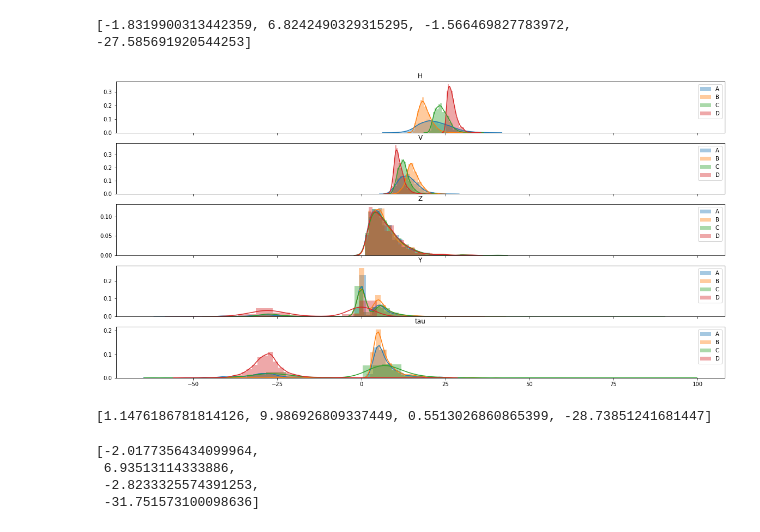
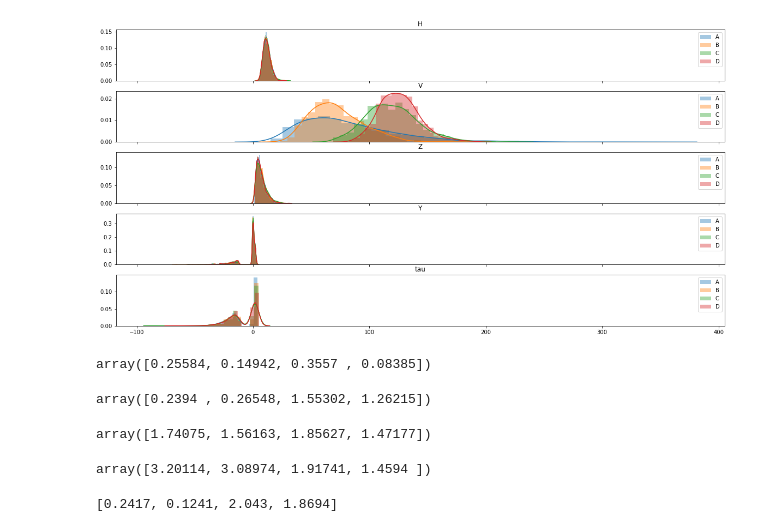
Before and after one commit to nandanrao/policy-prediction, a Jupyter notebook: simulation/simulate.ipynb, the cells around one changed output. Cells and saved outputs as stored; diff of their text form; code cells hidden in the pictures.

Commit message:
added wasserstein search, first results

```diff
--- a/simulation/simulate.ipynb
+++ b/simulation/simulate.ipynb
@@ -36,24 +36,25 @@ def plot_dat(vars_):
 import numpy as np
 from scipy.stats import gamma
 import seaborn as sns
+from copy import deepcopy
 
 # Y := f(H, W, X, Z, N_Y)
 # Y := f(W, X, Z, N_Y)
 def fn(h, v, z, w):
-    # val = (np.log(h) + 2.0*h**2 + 0.5*z + 0.2*z**2)**1.5 + np.random.normal(0, 50)
-    # val = 1.5*(v > 120)*w*v**2 + 0.5*w*v + 0.2*w*z**2 + np.random.normal(0, 25, size = h.shape[0])
-    val = -.5*(h > 25)*w*h**2 + 2.0*w*h + 0.5*w*z**2 + np.random.normal(0, 5, size = h.shape[0])
-    # val = (w*0.5 + w*1.5*v + w*0.5*z + w*0.2*z**2) + np.random.normal(0, 25, size = h.shape[0])
+    val = -1*(h > np.mean(h))*w*h**2 + w*h + w*z + np.random.normal(0, 5, size = h.shape[0])
     return val/10
 
 
-def generate_data(N, fn):
+def generate_data(N, fn, hidden_cause = True, plot=False, hiddens = [(20,2)]*4, v_conds = [(250,5,5)]*4):
     # H is latent variable, distribution changes (not )
-    H = [gamma.rvs(a, loc=b, scale=1, size=N)
-         for a,b in [(20, 2), (4, 15), (4, 20),  (2, 25)]]
+    H = [gamma.rvs(a, loc=b, scale=1, size=N) for a,b in hiddens]
 
-    # X := f(H, N_X)
-    V = [(1/(h))*250 + np.random.gamma(2, 1, size=N) for h in H]
+    # V := f(H, N_X)
+    V = [(1/(h))*c + np.random.gamma(a, b, size=N) for h,(c,a,b) in zip(H, v_conds)]
+
+
+    if not hidden_cause:
+        V,H = deepcopy(H), deepcopy(V)
 
     # Z = [gamma.rvs(int(np.random.normal(40, 10)), loc=0, scale=1, size=N) for h in H]
     # Z := f(N_Z)
@@ -65,15 +66,9 @@ def generate_data(N, fn):
     # Y:= fn(H, V, Z, W, N_Y)
     Y = [fn(H[idx], V[idx], Z[idx], W[idx]) for idx in range(4)]
 
-    tau = [fn(h,v,z,1) - fn(h,v,z,0) for h,v,z in zip(H,V,Z)]
+    taus = [fn(h,v,z,1) - fn(h,v,z,0) for h,v,z in zip(H,V,Z)]
 
-    print([np.mean(t) for t in tau])
+    if plot:
+        plot_dat([(H,'H'), (V, 'V') , (Z, 'Z'), (Y, 'Y'), (taus, 'tau')])
 
-    plot_dat([(H,'H'), (V, 'V') , (Z, 'Z'), (Y, 'Y'), (tau, 'tau')])
-
-    return [(y, np.array([w,h]).T) for y,v,z,w,h in zip(Y, V, Z, W, H)]
+    return [(y, np.array([w,v,z]).T, tau) for y,v,z,w,h,tau in zip(Y, V, Z, W, H, taus)]
-# %%
-dat = generate_data(1000, fn)
-# %% [output]
-[-1.8319900313442359, 6.8242490329315295, -1.566469827783972, -27.585691920544253]
-[figure, removed]
@@ -113,14 +146,38 @@ phi = PolynomialFeatures(degree=2, include_bias=True)
+# %%
+# hiddens = [(20, 2), (4, 15), (4, 20), (2, 25)]
+hiddens = [(10,2)]*4
+# v_conds = [(500,2,2)]*4
+v_conds = [(250,2,30), (250,5,10), (500,15,5), (500,40,2)]
+
+dat = generate_data(1000,
+                    fn,
+                    hidden_cause = True,
+                    plot = True,
+                    hiddens = hiddens,
+                    v_conds = v_conds)
+# %% [output]
+[figure, added]
 # %%
 model = RandomForestRegressor(n_estimators=50, max_depth=2, min_samples_leaf=.05)
-run_model(dat, model, phi, 0, 3, use_weights = True)
+
+np.mean(np.array([run_model(dat, model, phi, 0, 3, use_weights = None, model_search = True) for i in range(10)]), 0)
 # %% [output]
-[1.1476186781814126, 9.986926809337449, 0.5513026860865399, -28.73851241681447]
+array([0.25584, 0.14942, 0.3557 , 0.08385])
+# %%
+np.mean(np.array([run_model(dat, model, phi, 0, 3, use_weights = None, model_search = False) for i in range(10)]), 0)
+# %% [output]
+array([0.2394 , 0.26548, 1.55302, 1.26215])
+# %%
+np.mean(np.array([run_model(dat, model, phi, 0, 3, use_weights = 1, model_search = True) for i in range(10)]), 0)
+# %% [output]
+array([1.74075, 1.56163, 1.85627, 1.47177])
+# %%
+np.mean(np.array([run_model(dat, model, phi, 0, 3, use_weights = 1, model_search = False) for i in range(10)]), 0)
+# %% [output]
+array([3.20114, 3.08974, 1.91741, 1.4594 ])
 # %%
-model = RandomForestRegressor(n_estimators=50, max_depth=2, min_samples_leaf=.05)
-run_model(dat, model, phi, 0, 3, use_weights = False)
+model = LinearRegression(fit_intercept=False)
+run_model(dat, model, phi, 0, 3, use_weights = None, model_search = False)
 # %% [output]
-[-2.0177356434099964,
- 6.93513114333886,
- -2.8233325574391253,
- -31.751573100098636]
+[0.2417, 0.1241, 2.043, 1.8694]
 # %%
```
Also changed, not shown: parts of 16 cells of this notebook.
